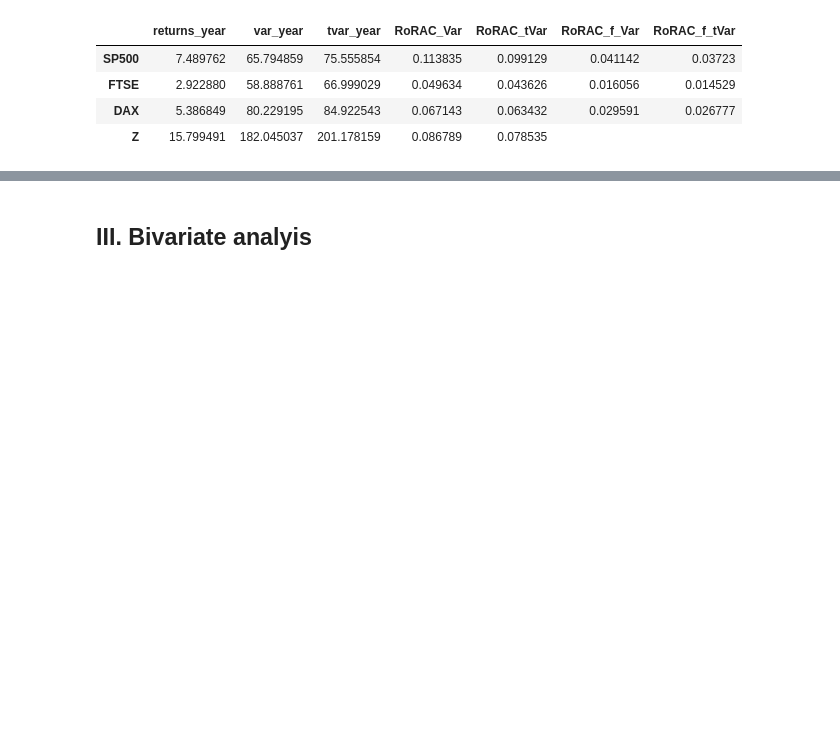
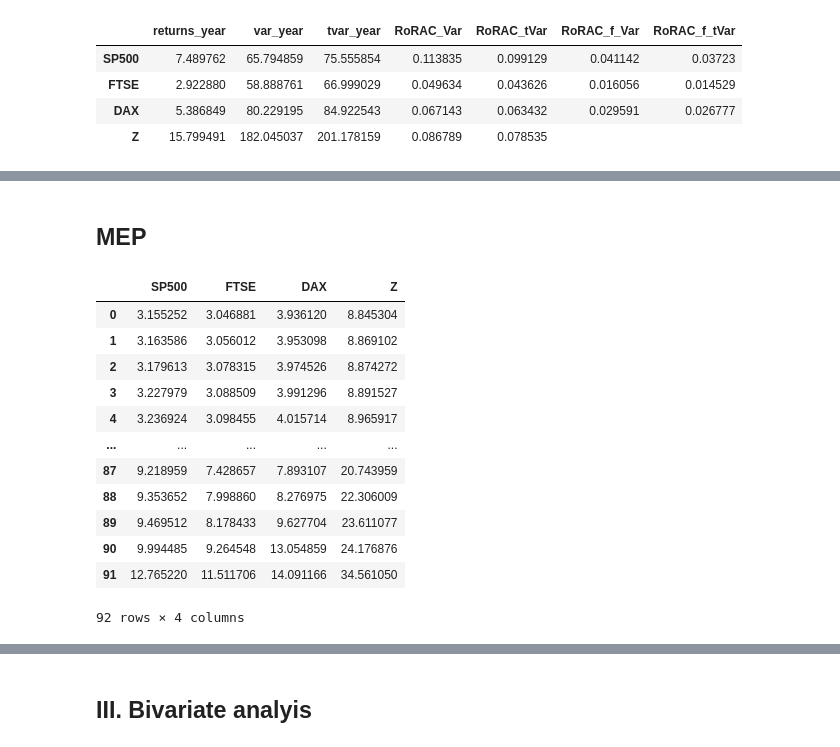
Before and after one commit to oskargirardin/QRM_Project, a Jupyter notebook: final_project.ipynb, the cells around one changed output, grey strips where cells are left out. Drawn from its saved outputs; the diff is of its cells as text; code cells hidden in the pictures; blank space fills up the shorter version.

```diff
--- a/final_project.ipynb
+++ b/final_project.ipynb
@@ -405,0 +531,32 @@ rorac_df
+# %% [markdown]
+## MEP
+# %%
+# Using K=sqrt(N)
+K = np.sqrt(losses.shape[0]).astype(int)
+N = losses.shape[0]
+
+# DataFrame
+MEP_store = pd.DataFrame(index=np.arange(K), columns=losses.columns)
+
+for stock_index in losses.columns:
+    stock_series = losses[stock_index].copy()
+    stock_series_sorted = np.sort(stock_series).copy()
+    subset = stock_series_sorted[-K:]
+
+    MEP_store[stock_index] = subset
+
+MEP_store
+# %% [output]
+|  | SP500 | FTSE | DAX | Z |
+| 0 | 3.155252 | 3.046881 | 3.936120 | 8.845304 |
+| 1 | 3.163586 | 3.056012 | 3.953098 | 8.869102 |
+| 2 | 3.179613 | 3.078315 | 3.974526 | 8.874272 |
+| 3 | 3.227979 | 3.088509 | 3.991296 | 8.891527 |
+| 4 | 3.236924 | 3.098455 | 4.015714 | 8.965917 |
+| ... | ... | ... | ... | ... |
+| 87 | 9.218959 | 7.428657 | 7.893107 | 20.743959 |
+| 88 | 9.353652 | 7.998860 | 8.276975 | 22.306009 |
+| 89 | 9.469512 | 8.178433 | 9.627704 | 23.611077 |
+| 90 | 9.994485 | 9.264548 | 13.054859 | 24.176876 |
+| 91 | 12.765220 | 11.511706 | 14.091166 | 34.561050 |
+92 rows × 4 columns
```
Also changed, not shown: parts of 20 cells of this notebook.
